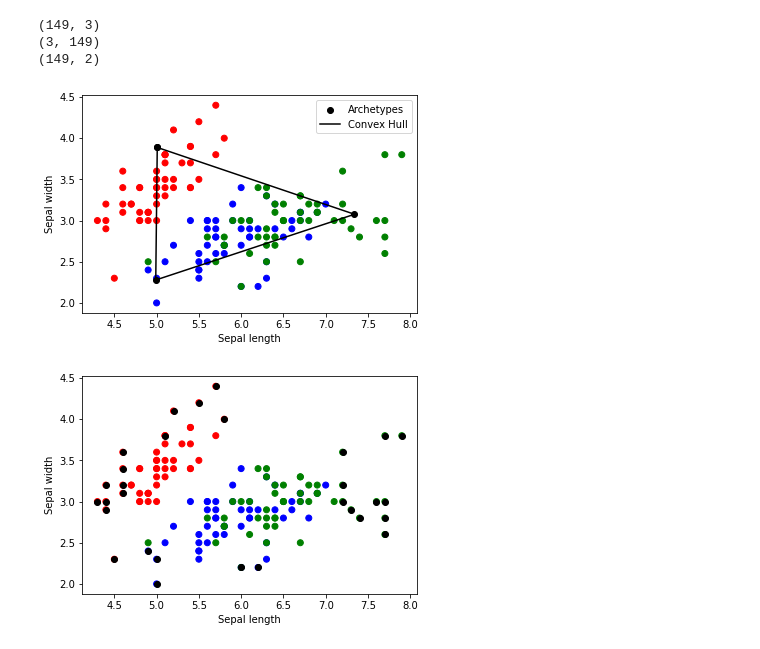
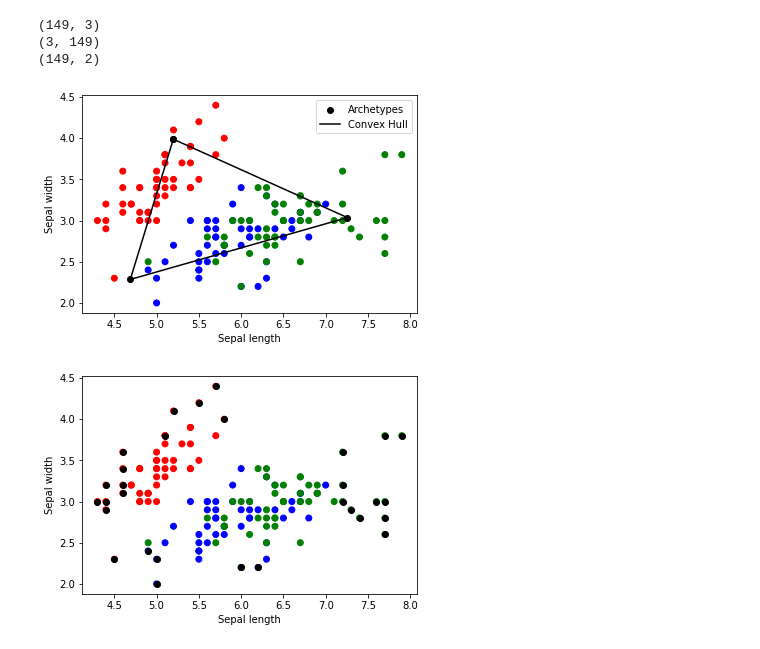
Before and after one commit to AlexanderVoldby/02466Fagprojekt2023, a Jupyter notebook: Visualizations/AA/aa.ipynb, the cells around one changed output. Drawn from its saved outputs; the diff is of its cells as text; code cells hidden in the pictures.

Commit message:
AA visualization for alcohol - mainly testing

```diff
--- a/Visualizations/AA/aa.ipynb
+++ b/Visualizations/AA/aa.ipynb
@@ -100,41 +104,40 @@ print(X.shape)
 (3, 149)
 (149, 2)
 # %%
-A = np.matmul(X.T, C).T
-rec = np.matmul(A.T, S).T
+A = np.matmul(X.T, C)
+rec = np.matmul(A, S)
 #append the first element of A to the end of A
 A = np.append(A, A[0:1,:], axis=0)
 # %%
 #plot the archetypes
 plt.figure()
 
 #matmul the archetypes with the data to get the reconstructed data
 # A = np.matmul(C, X)
 # recons = np.matmul(S, A)
 
 plt.scatter(X[:,0], X[:,1], c=[colors[label] for label in X_plot[:,2]])
 
 #draw lines between all the archetypes
 # for i,vec in enumerate(A):
 #     # plt.scatter(vec[0], vec[1], c="black")
 #     plt.plot([A[i-1][0], vec[0]], [A[-1][1], vec[1]], c="black")
 #     # plt.plot(A[i-1][0], A[i-1][1], c="black")
 
 
-
-plt.scatter(A[:,0], A[:,1], c="black", label="Archetypes")
+plt.scatter(A.T[:,0], A.T[:,1], c="black", label="Archetypes")
 
 #draw lines between all the archetypes
-plt.plot(A[:,0], A[:,1], c="black", label="Convex Hull")
+plt.plot(A.T[:,0], A.T[:,1], c="black", label="Convex Hull")
 
 
 # plt.title("Archetypes")
 plt.xlabel("Sepal length")
 plt.ylabel("Sepal width")
 plt.legend()
 plt.show()
 # %% [output]
-[figure, old version]
+[figure, new version]
 # %%
 points = 30
 
```
Also changed, not shown: parts of 6 cells of this notebook, 1 other file.
